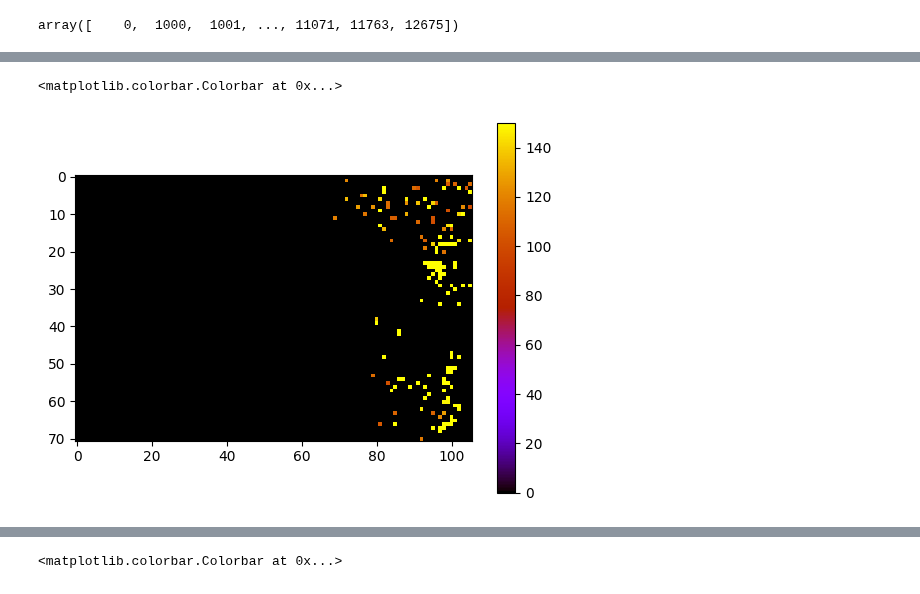
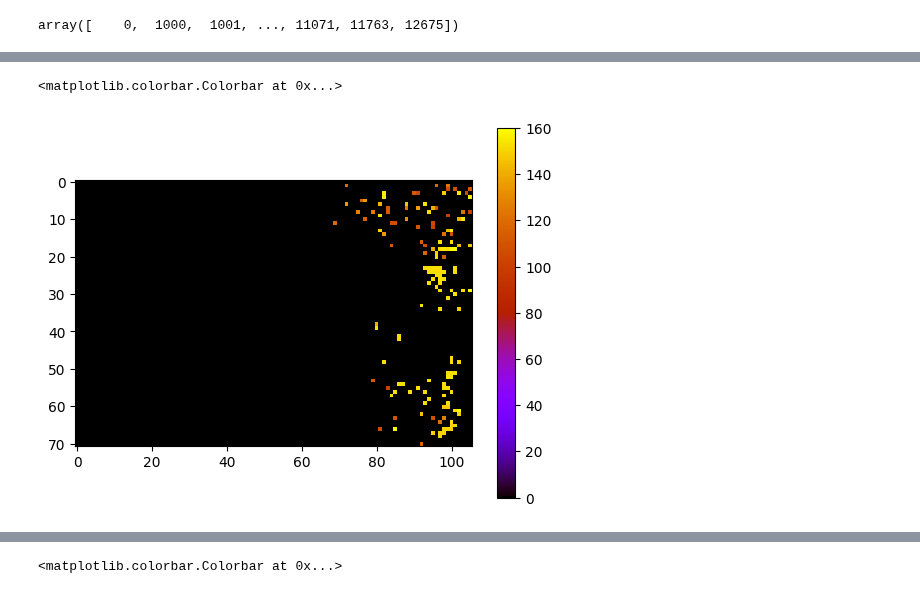
Before and after one commit to CaffineAddic/Wavelet_transforms_in_schlieren_flame_images, a Jupyter notebook: IIST_data/1/harr_transform_1.ipynb, the cells around one changed output, grey strips where cells are left out. Saved outputs shown, nothing was run; the diff lists cells and outputs as text; code cells hidden in the pictures.

```diff
--- a/IIST_data/1/harr_transform_1.ipynb
+++ b/IIST_data/1/harr_transform_1.ipynb
@@ -300,6 +301,6 @@ array([  0, 101, 102, 104, 105, 106, 108, 109, 110, 111, 112, 113, 115,
 # %%
-peg = plt.imshow(x_data_fil[-1, :].reshape(fft_sig_mean.shape[1:]), cmap="gnuplot", vmax=150)
+peg = plt.imshow(x_data_fil[-1, :].reshape(fft_sig_mean.shape[1:]), cmap="gnuplot")
 plt.colorbar(peg)
 # %% [output]
 <matplotlib.colorbar.Colorbar at 0x...>
-[figure, old version]
+[figure, new version]
```
Also changed, not shown: parts of 6 cells of this notebook, 10 other files.
